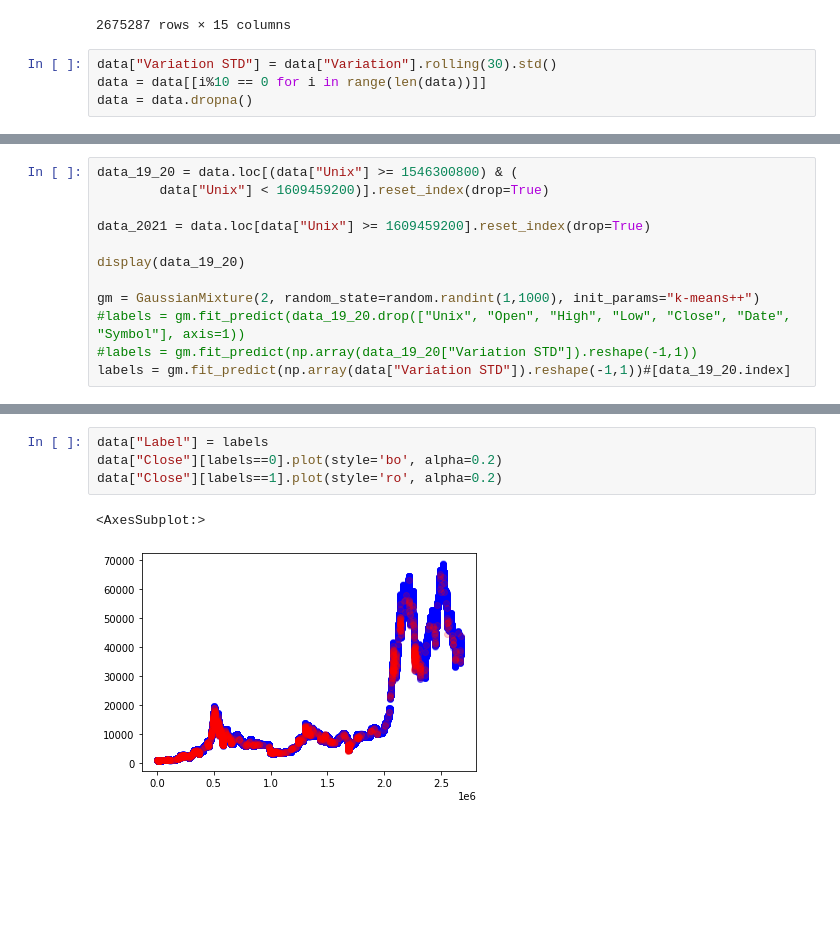
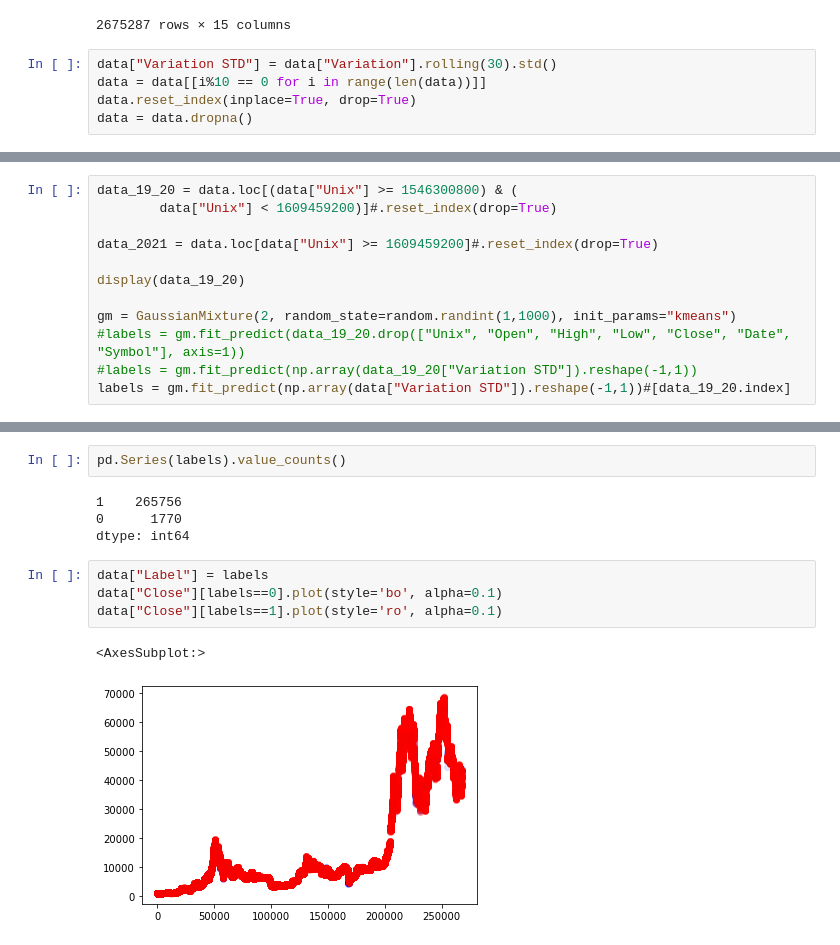
Before and after one commit to Alexis-Fauxbaton/Financial-Predictions, a Jupyter notebook: test.ipynb, the cells around one changed output, grey strips where cells are left out. Drawn from its saved outputs; the diff is of its cells as text; blank space fills up the shorter version.

```diff
--- a/test.ipynb
+++ b/test.ipynb
@@ -27,6 +27,7 @@ data
 # %%
 data["Variation STD"] = data["Variation"].rolling(30).std()
 data = data[[i%10 == 0 for i in range(len(data))]]
+data.reset_index(inplace=True, drop=True)
 data = data.dropna()
 # %%
 data
@@ -35,12 +48,12 @@ data
 # %%
 data_19_20 = data.loc[(data["Unix"] >= 1546300800) & (
-        data["Unix"] < 1609459200)].reset_index(drop=True)
+        data["Unix"] < 1609459200)]#.reset_index(drop=True)
 
-data_2021 = data.loc[data["Unix"] >= 1609459200].reset_index(drop=True)
+data_2021 = data.loc[data["Unix"] >= 1609459200]#.reset_index(drop=True)
 
 display(data_19_20)
 
-gm = GaussianMixture(2, random_state=random.randint(1,1000), init_params="k-means++")
+gm = GaussianMixture(2, random_state=random.randint(1,1000), init_params="kmeans")
 #labels = gm.fit_predict(data_19_20.drop(["Unix", "Open", "High", "Low", "Close", "Date", "Symbol"], axis=1))
 #labels = gm.fit_predict(np.array(data_19_20["Variation STD"]).reshape(-1,1))
 labels = gm.fit_predict(np.array(data["Variation STD"]).reshape(-1,1))#[data_19_20.index]
@@ -50,10 +74,16 @@ ValueError: Found array with 0 sample(s) (shape=(0, 1)) while a minimum of 2 is
+# %%
+pd.Series(labels).value_counts()
+# %% [output]
+1    265756
+0      1770
+dtype: int64
 # %%
 data["Label"] = labels
-data["Close"][labels==0].plot(style='bo', alpha=0.2)
-data["Close"][labels==1].plot(style='ro', alpha=0.2)
+data["Close"][labels==0].plot(style='bo', alpha=0.1)
+data["Close"][labels==1].plot(style='ro', alpha=0.1)
 # %% [output]
 <AxesSubplot:>
-[figure, old version]
+[figure, new version]
 # %%
 data_19_20
 # %% [output]
```
Also changed, not shown: parts of 15 cells of this notebook, 1 other file.
